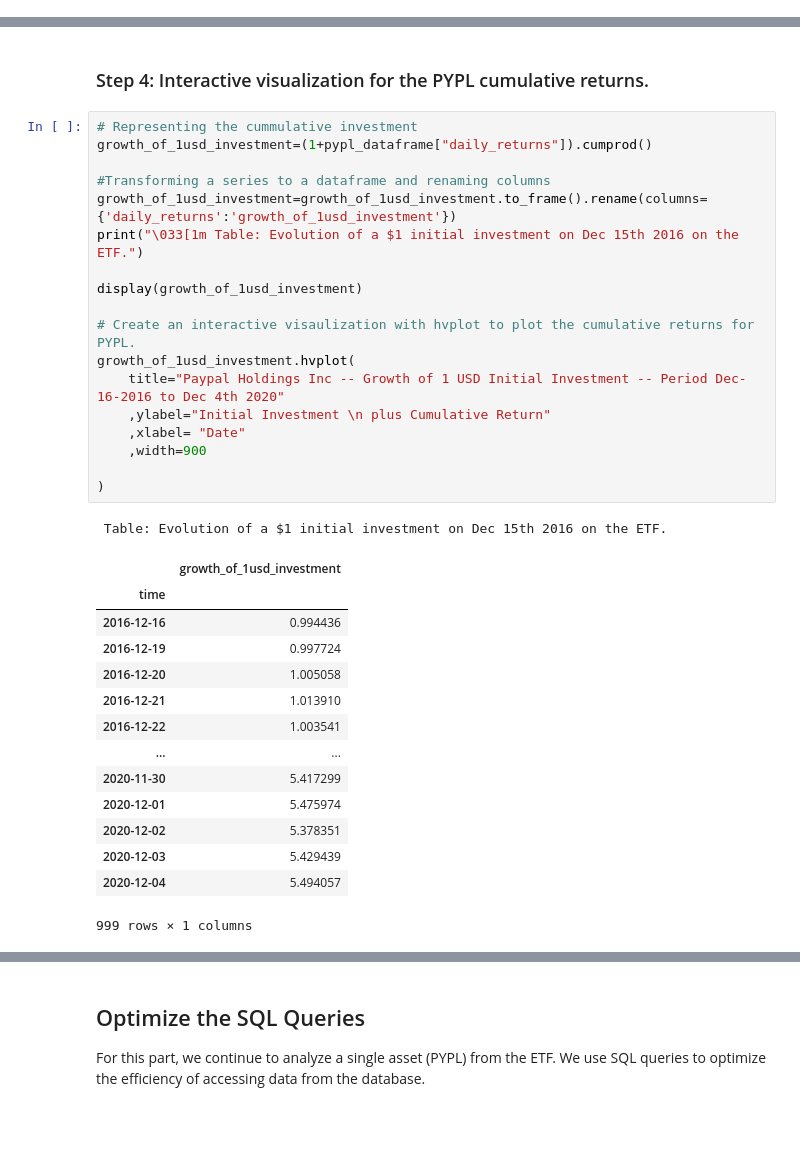
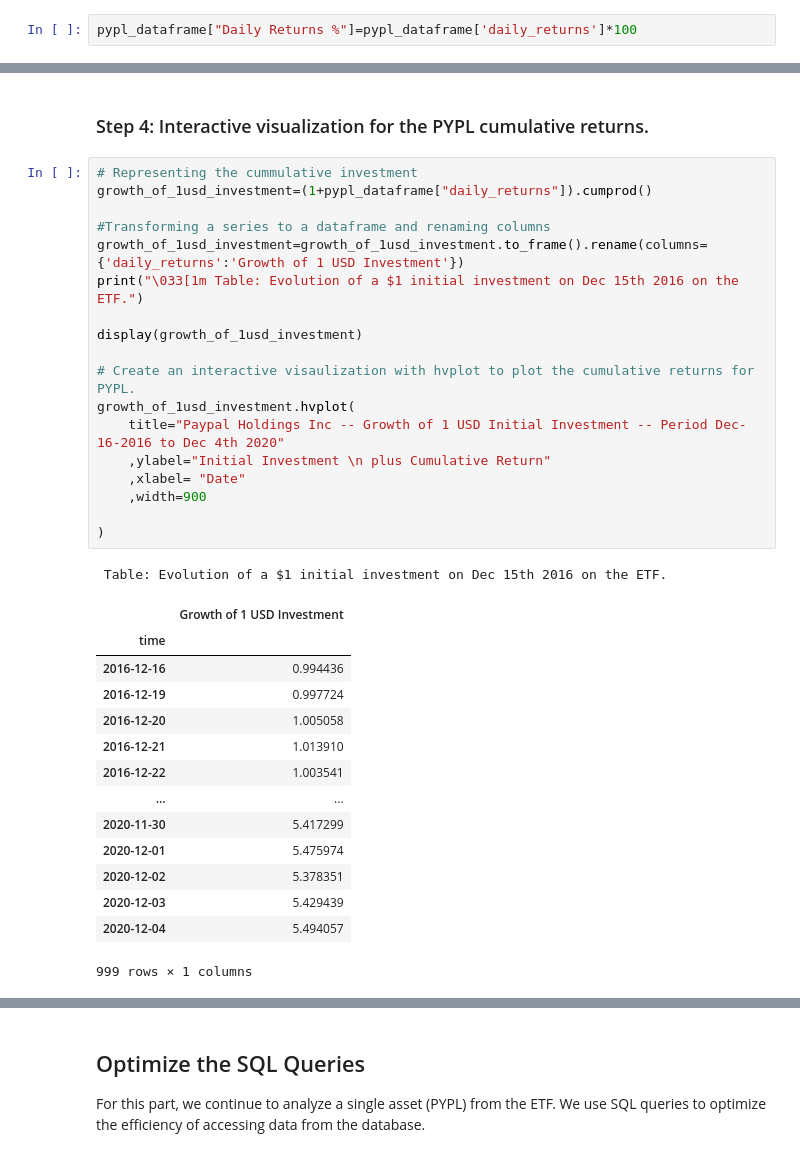
Before and after one commit to paocarvajal1912/DB_WebApp_using_SQL_Voila, a Jupyter notebook: etf_analyzer.ipynb, the cells around one changed output, grey strips where cells are left out. Drawn from its saved outputs; the diff is of its cells as text; blank space fills up the shorter version.

```diff
--- a/etf_analyzer.ipynb
+++ b/etf_analyzer.ipynb
@@ -106,3 +106,5 @@ Period in days is: 1449, which are 3.97 years
 | 2020-12-02 | 215.60 | 215.75 | 210.5000 | 212.660 | 6414746 | -0.017827 |
 | 2020-12-03 | 213.33 | 216.93 | 213.1100 | 214.680 | 6463339 | 0.009499 |
 | 2020-12-04 | 214.88 | 217.28 | 213.0100 | 217.235 | 2118319 | 0.011901 |
+# %%
+pypl_dataframe["Daily Returns %"]=pypl_dataframe['daily_returns']*100
@@ -124,24 +142,24 @@ Period in days is: 1449, which are 3.97 years
 # %%
 # Representing the cummulative investment
 growth_of_1usd_investment=(1+pypl_dataframe["daily_returns"]).cumprod()
 
 #Transforming a series to a dataframe and renaming columns
-growth_of_1usd_investment=growth_of_1usd_investment.to_frame().rename(columns={'daily_returns':'growth_of_1usd_investment'})
+growth_of_1usd_investment=growth_of_1usd_investment.to_frame().rename(columns={'daily_returns':'Growth of 1 USD Investment'})
 print("\033[1m Table: Evolution of a $1 initial investment on Dec 15th 2016 on the ETF.")
 
 display(growth_of_1usd_investment)
 
 # Create an interactive visaulization with hvplot to plot the cumulative returns for PYPL.
 growth_of_1usd_investment.hvplot(
     title="Paypal Holdings Inc -- Growth of 1 USD Initial Investment -- Period Dec-16-2016 to Dec 4th 2020"
     ,ylabel="Initial Investment \n plus Cumulative Return"
     ,xlabel= "Date"
     ,width=900
 
 )
 # %% [output]
  Table: Evolution of a $1 initial investment on Dec 15th 2016 on the ETF.
-|  | growth_of_1usd_investment |
+|  | Growth of 1 USD Investment |
 | time |  |
 | 2016-12-16 | 0.994436 |
 | 2016-12-19 | 0.997724 |
```
Also changed, not shown: parts of 2 cells of this notebook.
